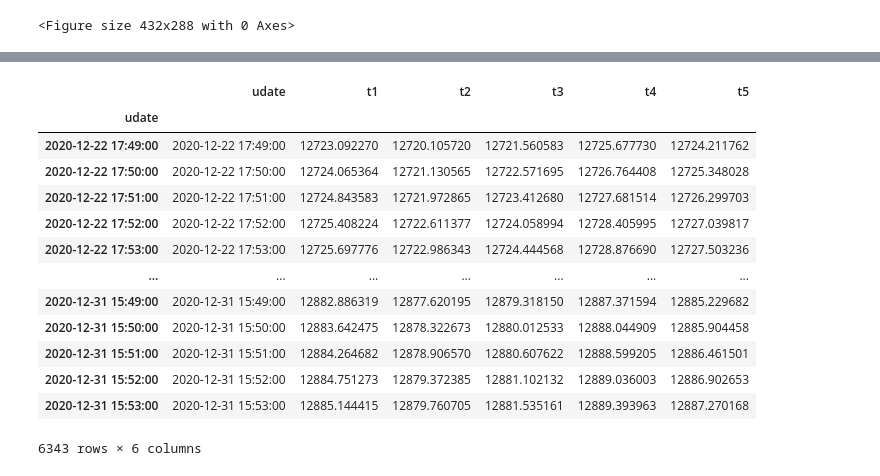
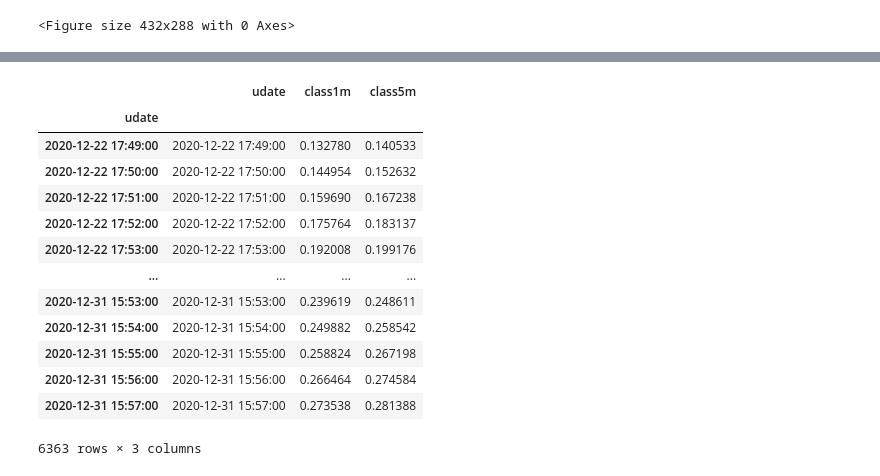
Before and after one commit to webclinic017/dbpower-machine-learning-project, a Jupyter notebook: nq10.ipynb, the cells around one changed output, grey strips where cells are left out. Saved outputs shown, nothing was run; the diff lists cells and outputs as text; code cells hidden in the pictures.

```diff
--- a/nq10.ipynb
+++ b/nq10.ipynb
@@ -580,11 +580,13 @@ len(days3), len(train_set), len(test_set), len(valid_set)
 (50, 40, 5, 5)
 # %%
 # 5.5.2 窗口步長
-t_pus_no = 5
+t_pus_no = 1
 window_size = 50
 is_y_label_m_to_n = True
+data_type = 'classification' # t5, classification
 
-for day, df6 in data4.items():
+for day, df6_1 in data4.items():
+    df6 = df6_1.copy(deep=True)
     df6.drop(['udate'], axis=1, inplace=True)
     # 5.5.3 窗口
     no_max = df6.shape[0]-t_pus_no
@@ -598,7 +600,10 @@ for day, df6 in data4.items():
         else:
             temp_0 = df6.iloc[end+t_pus_no: end+t_pus_no] # t5
             temp_2 = df6.iloc[end-t_pus_no-1: end-t_pus_no-1] # current time
-        y_data.append(temp_0['Close'])
+        if data_type == 't5':
+            y_data.append(temp_0['Close'])
+        elif data_type == 'classification':
+            y_data.append([temp_0['class1m'][0], temp_0['class1m'][0]])
         # x matrix
         temp_1 = df6.iloc[start: end]
         x_data.append(temp_1)
@@ -674,7 +679,7 @@ model.add(LSTM(units=units, activation='tanh',return_sequences=False, input_shap
 model.add(Dropout(rate=0.2))
 
 if is_y_label_m_to_n:
-    model.add(Dense(units=t_pus_no))
+    model.add(Dense(units=y_train.shape[1]))
 else:
     model.add(Dense(units=1))
 
@@ -771,8 +776,10 @@ Validate Score: 0.0002 MSE (0.0151 RMSE)
 # %%
 # 9.0 預測
 predict1 = model.predict(x_valid)
-if is_y_label_m_to_n:
+if is_y_label_m_to_n and data_type == 't5':
     columns1=['t1', 't2', 't3', 't4', 't5']
+elif is_y_label_m_to_n and data_type == 'classification':
+    columns1=['class1m', 'class5m']
 else:
     columns1=['predict_close']
 df7 = pd.DataFrame(predict1, columns=columns1)
@@ -798,49 +805,58 @@ df7
 # %%
 # 10.0
 len_shape_y = df5_7.shape[1]-2
-fill_list = list(repeat(0, len_shape_y))
 df8 = pd.DataFrame()
 
 # 10.1 逆向
 for k, v in scalers.items():
     mask = ((df7['udate'] >= v['day_start']) & (df7['udate'] <= v['day_end']))
     df8_1 = df7.loc[mask]
     df8_2 = df8_1.drop(['udate'], axis=1)
     # 10.2
     data4 = []
     for k1, v1 in df8_2.iterrows():
-        data4_1 = []
-        for v2 in v1:
-            data4_1.append([v2] + fill_list)
-        data4_2 = v['scaler'].inverse_transform(data4_1)
-        data4_3 = [v[0] for v in data4_2]
-        data4.append(data4_3)
+        # 10.2.1 t5
+        if data_type == 't5':
+            data4_1 = []
+            fill_list = list(repeat(0, len_shape_y))
+            for v2 in v1:
+                data4_1.append([v2] + fill_list)
+            data4_2 = v['scaler'].inverse_transform(data4_1)
+            data4_3 = [v[0] for v in data4_2]
+            data4.append(data4_3)
+        elif data_type == 'classification':
+            data4_1 = []
+            fill_list = list(repeat(0, len_shape_y-2))
+            data4_1.append([0] + v1.values.tolist() + fill_list)
+            data4_2 = v['scaler'].inverse_transform(data4_1)
+            data4_3 = [[v[1], v[2]] for v in data4_2]
+            data4.append(data4_3[0])
     # 10.3
     df8_3 = pd.DataFrame(data4, columns=columns1)
     df8_3.index = df8_1['udate']
     # 10.4 合併
     if df8_3.shape[0] > 0:
         df8 = pd.concat([df8, df8_3], axis=0, join='outer', ignore_index=False, keys=None, levels=None, names=None, verify_integrity=False, copy=True)
 
 df8['udate'] = df8.index.values
 df8 = df8[['udate'] + columns1]
 # df8[df8.index.duplicated()]
 df8
 # %% [output]
-|  | udate | t1 | t2 | t3 | t4 | t5 |
-| udate |  |  |  |  |  |  |
-| 2020-12-22 17:49:00 | 2020-12-22 17:49:00 | 12723.092270 | 12720.105720 | 12721.560583 | 12725.677730 | 12724.211762 |
-| 2020-12-22 17:50:00 | 2020-12-22 17:50:00 | 12724.065364 | 12721.130565 | 12722.571695 | 12726.764408 | 12725.348028 |
-| 2020-12-22 17:51:00 | 2020-12-22 17:51:00 | 12724.843583 | 12721.972865 | 12723.412680 | 12727.681514 | 12726.299703 |
-| 2020-12-22 17:52:00 | 2020-12-22 17:52:00 | 12725.408224 | 12722.611377 | 12724.058994 | 12728.405995 | 12727.039817 |
-| 2020-12-22 17:53:00 | 2020-12-22 17:53:00 | 12725.697776 | 12722.986343 | 12724.444568 | 12728.876690 | 12727.503236 |
-| ... | ... | ... | ... | ... | ... | ... |
-| 2020-12-31 15:49:00 | 2020-12-31 15:49:00 | 12882.886319 | 12877.620195 | 12879.318150 | 12887.371594 | 12885.229682 |
-| 2020-12-31 15:50:00 | 2020-12-31 15:50:00 | 12883.642475 | 12878.322673 | 12880.012533 | 12888.044909 | 12885.904458 |
-| 2020-12-31 15:51:00 | 2020-12-31 15:51:00 | 12884.264682 | 12878.906570 | 12880.607622 | 12888.599205 | 12886.461501 |
-| 2020-12-31 15:52:00 | 2020-12-31 15:52:00 | 12884.751273 | 12879.372385 | 12881.102132 | 12889.036003 | 12886.902653 |
-| 2020-12-31 15:53:00 | 2020-12-31 15:53:00 | 12885.144415 | 12879.760705 | 12881.535161 | 12889.393963 | 12887.270168 |
+|  | udate | class1m | class5m |
+| udate |  |  |  |
+| 2020-12-22 17:49:00 | 2020-12-22 17:49:00 | 0.132780 | 0.140533 |
+| 2020-12-22 17:50:00 | 2020-12-22 17:50:00 | 0.144954 | 0.152632 |
+| 2020-12-22 17:51:00 | 2020-12-22 17:51:00 | 0.159690 | 0.167238 |
+| 2020-12-22 17:52:00 | 2020-12-22 17:52:00 | 0.175764 | 0.183137 |
+| 2020-12-22 17:53:00 | 2020-12-22 17:53:00 | 0.192008 | 0.199176 |
+| ... | ... | ... | ... |
+| 2020-12-31 15:53:00 | 2020-12-31 15:53:00 | 0.239619 | 0.248611 |
+| 2020-12-31 15:54:00 | 2020-12-31 15:54:00 | 0.249882 | 0.258542 |
+| 2020-12-31 15:55:00 | 2020-12-31 15:55:00 | 0.258824 | 0.267198 |
+| 2020-12-31 15:56:00 | 2020-12-31 15:56:00 | 0.266464 | 0.274584 |
+| 2020-12-31 15:57:00 | 2020-12-31 15:57:00 | 0.273538 | 0.281388 |
-6343 rows × 6 columns
+6363 rows × 3 columns
 # %%
 # 11.1
 df9 = df3.drop(list(df3.columns)[6:], axis=1)
```
Also changed, not shown: parts of 12 cells of this notebook.
